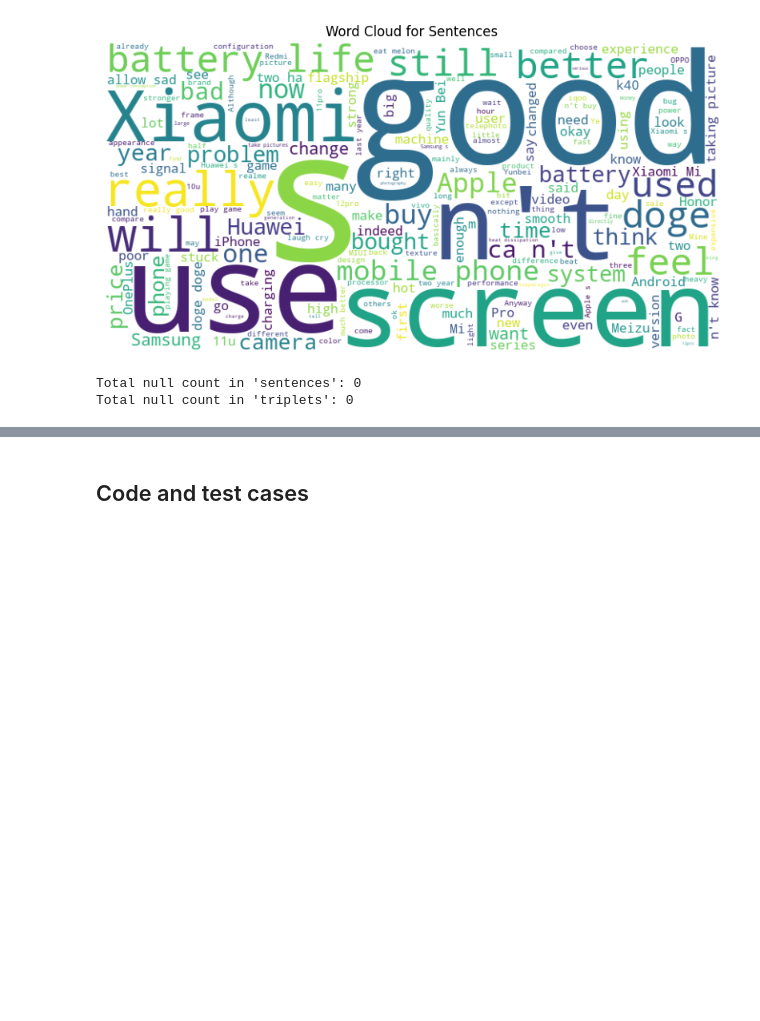
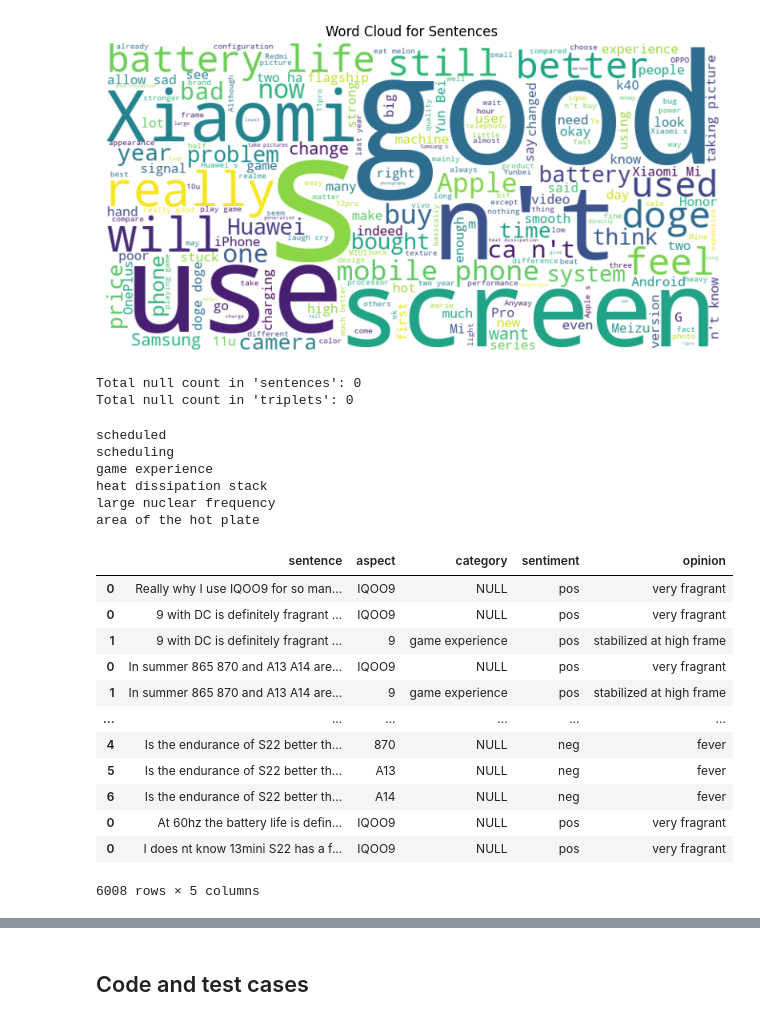
Before and after one commit to hkhnhan1994/DiaASQ, a Jupyter notebook: DiaASQ.ipynb, the cells around one changed output, grey strips where cells are left out. Cells and saved outputs as stored; diff of their text form; code cells hidden in the pictures; blank space fills up the shorter version.

```diff
--- a/DiaASQ.ipynb
+++ b/DiaASQ.ipynb
@@ -111,0 +170,70 @@ Total null count in 'triplets': 0
+# %%
+import json
+sentences = list(df.loc[0, 'sentences'])
+triplets = list(df.loc[0, 'triplets'])
+
+result,categories = assign_positions_to_paragraphs(sentences,triplets)
+# for r in result:
+#    print (r)
+for c in categories:
+   print (c)
+
+# Save the list as a JSON string in the text file
+with open('categories.txt', 'w') as file:
+    json.dump(categories, file)
+# %% [output]
+scheduled
+scheduling
+game experience
+heat dissipation stack
+large nuclear frequency
+area of the hot plate
+# %%
+my_list=list(df.apply(lambda row: assign_positions_to_paragraphs(row['sentences'], row['triplets']), axis=1))
+data =[]
+for ele in my_list:
+    for d in ele:
+        for i in d:
+            try:
+                data.append((i[0], i[1]))
+            except: continue
+# Filter the list
+
+filtered_data = [item for item in data if isinstance(item[1], list) and item[1]]
+
+# Create an empty DataFrame with the desired columns
+view_df = pd.DataFrame(columns=['sentence', 'values'])
+
+# Iterate through the data and append rows with values to the DataFrame
+for item in filtered_data:
+    sentence, values = item[0], item[1]
+    if values:
+        _view_df = pd.DataFrame({'sentence': sentence, 'values': values})
+        view_df = pd.concat([view_df,_view_df])
+
+# Determine the maximum number of elements in the 'values' column
+max_length = max(len(x) for x in view_df['values'])
+
+# Pad the lists with None to make them the same length
+view_df['values'] = view_df['values'].apply(lambda x: x + [None] * (max_length - len(x)))
+
+# Split the 'values' column into separate columns
+view_df[['aspect', 'category', 'sentiment', 'opinion']] = pd.DataFrame(view_df['values'].to_list())
+
+# Drop the original 'values' column
+view_df = view_df.drop(columns=['values'])
+view_df
+# %% [output]
+|  | sentence | aspect | category | sentiment | opinion |
+| 0 | Really why I use IQOO9 for so man... | IQOO9 | NULL | pos | very fragrant |
+| 0 | 9 with DC is definitely fragrant ... | IQOO9 | NULL | pos | very fragrant |
+| 1 | 9 with DC is definitely fragrant ... | 9 | game experience | pos | stabilized at high frame |
+| 0 | In summer 865 870 and A13 A14 are... | IQOO9 | NULL | pos | very fragrant |
+| 1 | In summer 865 870 and A13 A14 are... | 9 | game experience | pos | stabilized at high frame |
+| ... | ... | ... | ... | ... | ... |
+| 4 | Is the endurance of S22 better th... | 870 | NULL | neg | fever |
+| 5 | Is the endurance of S22 better th... | A13 | NULL | neg | fever |
+| 6 | Is the endurance of S22 better th... | A14 | NULL | neg | fever |
+| 0 | At 60hz the battery life is defin... | IQOO9 | NULL | pos | very fragrant |
+| 0 | I does nt know 13mini S22 has a f... | IQOO9 | NULL | pos | very fragrant |
+6008 rows × 5 columns
```
Also changed, not shown: parts of 8 cells of this notebook, 1 other file.
